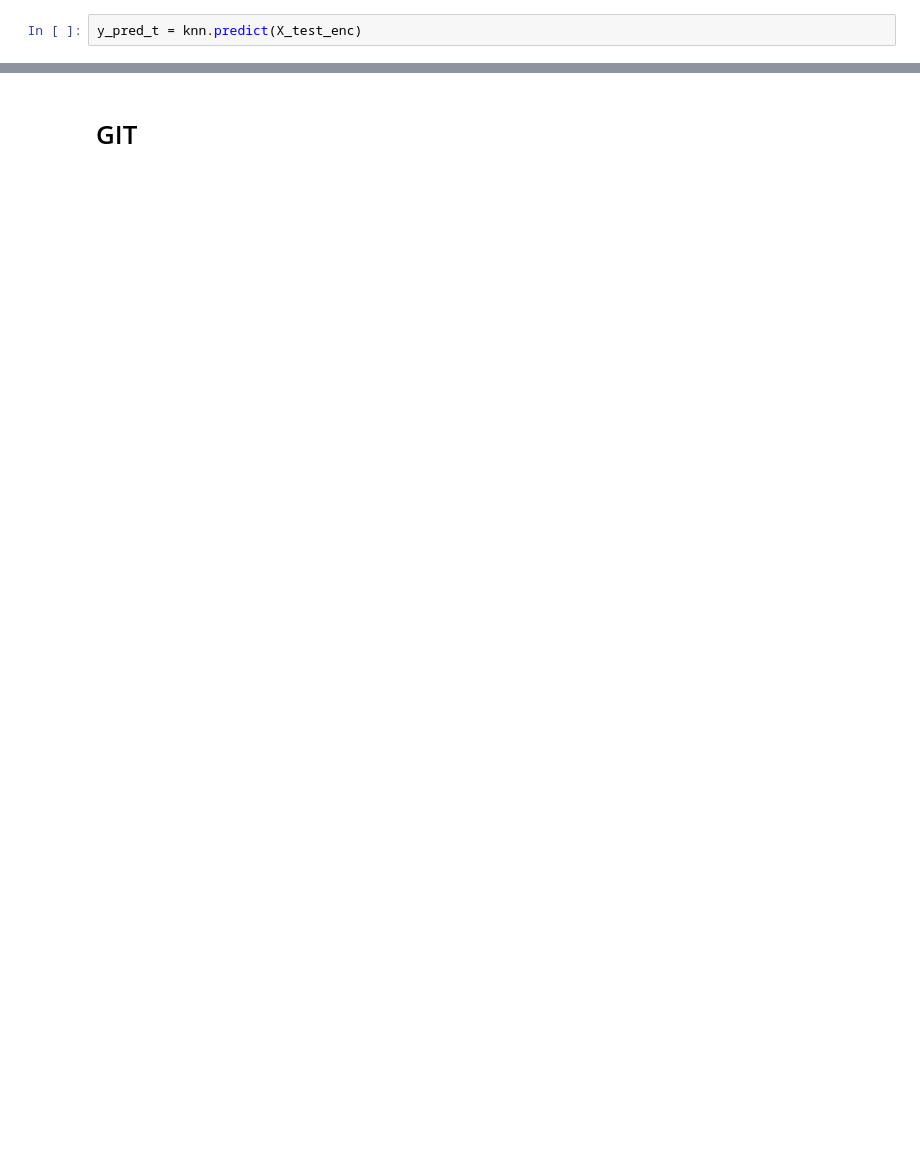
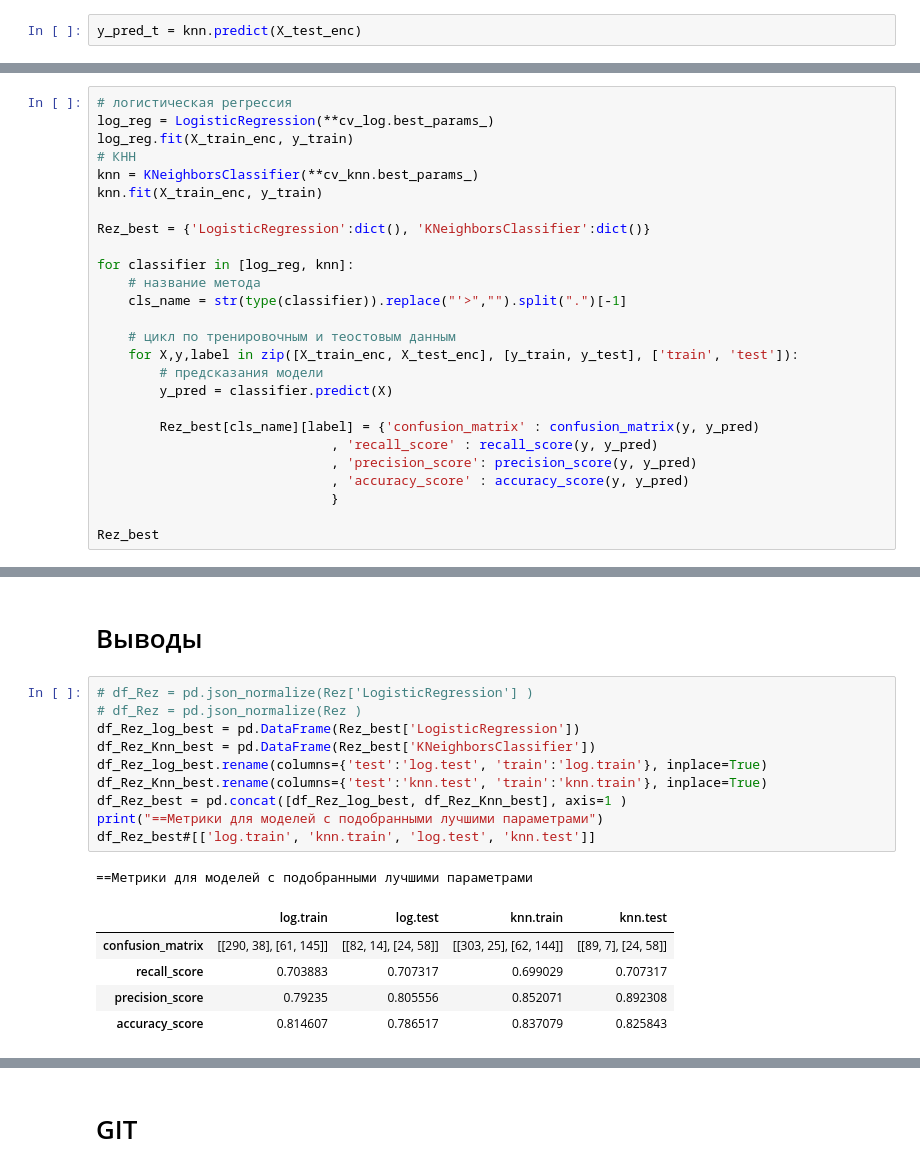
Before and after one commit to IgorDat/5_1_ML, a Jupyter notebook: ml-4_1.ipynb, the cells around one changed output, grey strips where cells are left out. Saved outputs shown, nothing was run; the diff lists cells and outputs as text; blank space fills up the shorter version.

```diff
--- a/ml-4_1.ipynb
+++ b/ml-4_1.ipynb
@@ -363,0 +646,26 @@ accuracy_score:
+# %%
+# логистическая регрессия
+log_reg = LogisticRegression(**cv_log.best_params_)
+log_reg.fit(X_train_enc, y_train)
+# КНН
+knn = KNeighborsClassifier(**cv_knn.best_params_)
+knn.fit(X_train_enc, y_train)
+
+Rez_best = {'LogisticRegression':dict(), 'KNeighborsClassifier':dict()}
+
+for classifier in [log_reg, knn]:
+    # название метода
+    cls_name = str(type(classifier)).replace("'>","").split(".")[-1]
+
+    # цикл по тренировочным и теостовым данным
+    for X,y,label in zip([X_train_enc, X_test_enc], [y_train, y_test], ['train', 'test']):
+        # предсказания модели
+        y_pred = classifier.predict(X)
+
+        Rez_best[cls_name][label] = {'confusion_matrix' : confusion_matrix(y, y_pred)
+                              , 'recall_score' : recall_score(y, y_pred)
+                              , 'precision_score': precision_score(y, y_pred)
+                              , 'accuracy_score' : accuracy_score(y, y_pred)
+                              }
+
+Rez_best
@@ -363,0 +693,19 @@ accuracy_score:
+# %% [markdown]
+# Выводы
+# %%
+# df_Rez = pd.json_normalize(Rez['LogisticRegression'] )
+# df_Rez = pd.json_normalize(Rez )
+df_Rez_log_best = pd.DataFrame(Rez_best['LogisticRegression'])
+df_Rez_Knn_best = pd.DataFrame(Rez_best['KNeighborsClassifier'])
+df_Rez_log_best.rename(columns={'test':'log.test', 'train':'log.train'}, inplace=True)
+df_Rez_Knn_best.rename(columns={'test':'knn.test', 'train':'knn.train'}, inplace=True)
+df_Rez_best = pd.concat([df_Rez_log_best, df_Rez_Knn_best], axis=1 )
+print("==Метрики для моделей с подобранными лучшими параметрами")
+df_Rez_best#[['log.train', 'knn.train', 'log.test', 'knn.test']]
+# %% [output]
+==Метрики для моделей с подобранными лучшими параметрами
+|  | log.train | log.test | knn.train | knn.test |
+| confusion_matrix | [[290, 38], [61, 145]] | [[82, 14], [24, 58]] | [[303, 25], [62, 144]] | [[89, 7], [24, 58]] |
+| recall_score | 0.703883 | 0.707317 | 0.699029 | 0.707317 |
+| precision_score | 0.79235 | 0.805556 | 0.852071 | 0.892308 |
+| accuracy_score | 0.814607 | 0.786517 | 0.837079 | 0.825843 |
```
Also changed, not shown: parts of 39 cells of this notebook.
